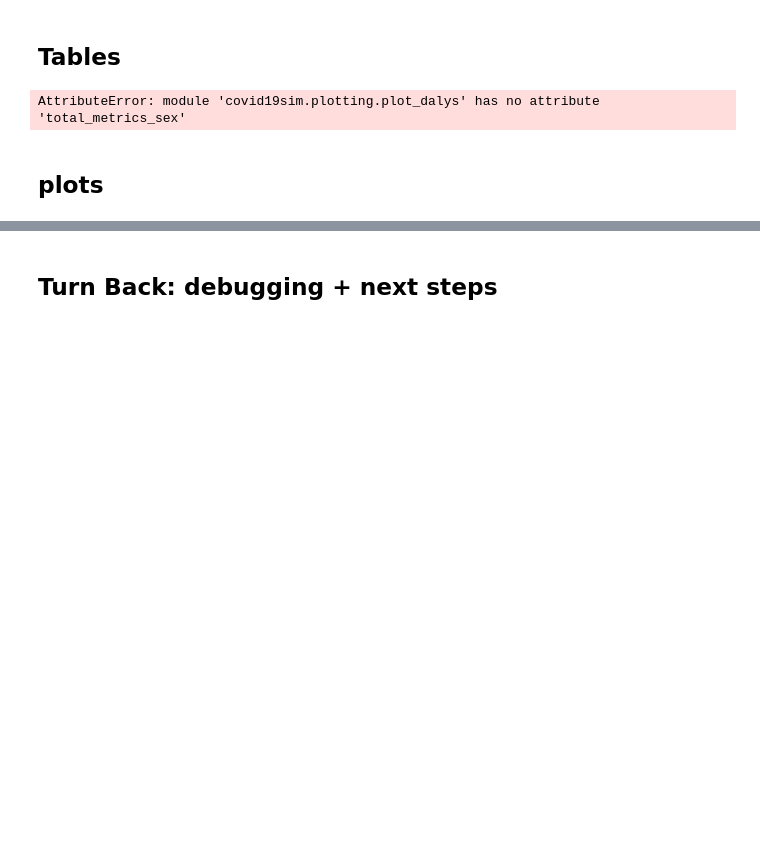
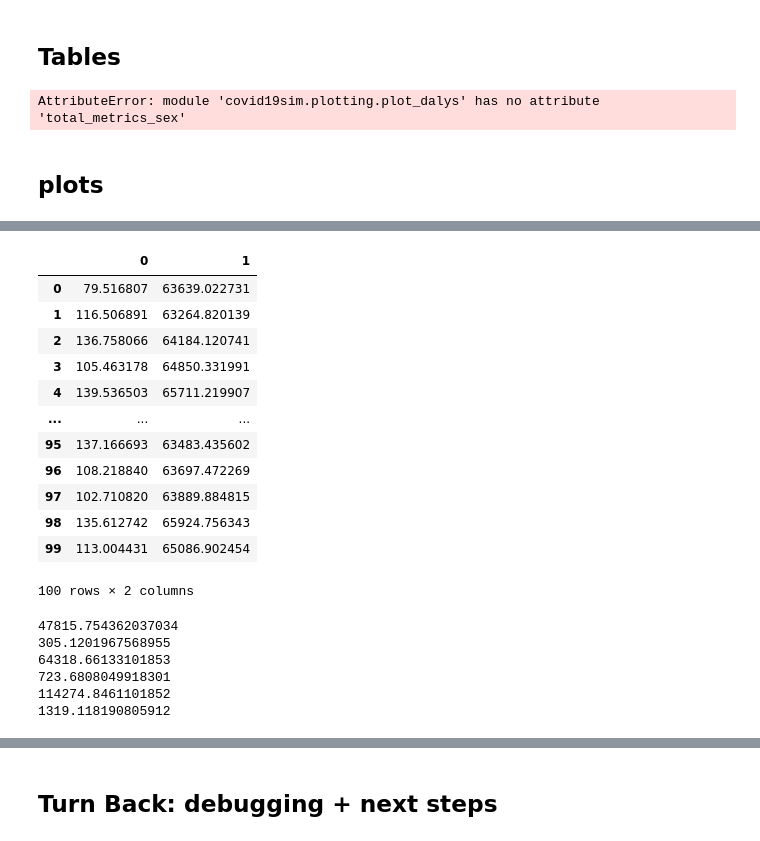
Before and after one commit to mila-iqia/COVI-AgentSim, a Jupyter notebook: notebooks/QALY_calculation.ipynb, the cells around one changed output, grey strips where cells are left out. Saved outputs shown, nothing was run; the diff lists cells and outputs as text; code cells hidden in the pictures; blank space fills up the shorter version.

```diff
--- a/notebooks/QALY_calculation.ipynb
+++ b/notebooks/QALY_calculation.ipynb
@@ -306,3 +325,7 @@ plt.legend(fontsize = 16)
 plt.title('Age-stratified DALYs per person for CT methods @ 60% Adoption rate', fontsize=24)
 plt.tight_layout()
 plt.savefig('../qaly_data/output/graphs/dalys_per_person_age.png')
+# %%
+temp_mean = {}
+for method in bootstrap[0].keys():
+    temp_mean[method] = pd.DataFrame(bootstrap[i]['bdt1_60'] for i in range(n_bootstraps)).mean(axis=0)
@@ -375,23 +418,23 @@ plt.savefig('../qaly_data/output/graphs/dalys_per_person_age.png')
 # %%
-plt.figure(figsize=(15,10))
+# plt.figure(figsize=(15,10))
 
-for method in dict_dalys_age_total.keys():
-    mean = dict_dalys_age_total[method]['mean'].values
-    stderr = dict_dalys_age_total[method]['std_err'].values
-    plt.plot(mean, label = method)
-    plt.fill_between(list(range(len(mean))),
-                     mean-stderr,
-                     mean+stderr,
-                     alpha = 0.2)
+# for method in dict_dalys_age_total.keys():
+#     mean = dict_dalys_age_total[method]['mean'].values
+#     stderr = dict_dalys_age_total[method]['std_err'].values
+#     plt.plot(mean, label = method)
+#     plt.fill_between(list(range(len(mean))),
+#                      mean-stderr,
+#                      mean+stderr,
+#                      alpha = 0.2)
 
-plt.xticks([i for i in range(0,11)],
-           [str(i) + ' to ' + str(i+9) + ' years' for i in range(0,100,10)]+ ['100+ years'],
-           rotation=60,
-           ha='right',
-           fontsize = 16)
-plt.yticks(fontsize = 16)
-plt.legend(fontsize = 16)
-plt.title('Dalys per thousand, stratified by age group', fontsize=24)
-plt.tight_layout()
-plt.savefig('../qaly_data/output/graphs/dalys_age_total_10.png')
+# plt.xticks([i for i in range(0,11)],
+#            [str(i) + ' to ' + str(i+9) + ' years' for i in range(0,100,10)]+ ['100+ years'],
+#            rotation=60,
+#            ha='right',
+#            fontsize = 16)
+# plt.yticks(fontsize = 16)
+# plt.legend(fontsize = 16)
+# plt.title('Dalys per thousand, stratified by age group', fontsize=24)
+# plt.tight_layout()
+# plt.savefig('../qaly_data/output/graphs/dalys_age_total_10.png')
 # %%
@@ -405,0 +497,16 @@ for key in method_data_dict.keys():
+# %%
+pd.DataFrame(bootstrap[i]['bdt1_60'] for i in range(n_bootstraps))
+# %% [output]
+|  | 0 | 1 |
+| 0 | 79.516807 | 63639.022731 |
+| 1 | 116.506891 | 63264.820139 |
+| 2 | 136.758066 | 64184.120741 |
+| 3 | 105.463178 | 64850.331991 |
+| 4 | 139.536503 | 65711.219907 |
+| ... | ... | ... |
+| 95 | 137.166693 | 63483.435602 |
+| 96 | 108.218840 | 63697.472269 |
+| 97 | 102.710820 | 63889.884815 |
+| 98 | 135.612742 | 65924.756343 |
+| 99 | 113.004431 | 65086.902454 |
+100 rows × 2 columns
@@ -405,0 +558,14 @@ for key in method_data_dict.keys():
+# %%
+print(np.mean([bootstrap[i]['post-lockdown-no-tracing'][1] for i in range(n_bootstraps)]))
+print(np.std([bootstrap[i]['post-lockdown-no-tracing'][1] for i in range(n_bootstraps)]))
+print(np.mean([bootstrap[i]['bdt1_60'][1] for i in range(n_bootstraps)]))
+print(np.std([bootstrap[i]['bdt1_60'][1] for i in range(n_bootstraps)]))
+print(np.mean([bootstrap[i]['heuristicv4_60'][1] for i in range(n_bootstraps)]))
+print(np.std([bootstrap[i]['heuristicv4_60'][1] for i in range(n_bootstraps)]))
+# %% [output]
+47815.754362037034
+305.1201967568955
+64318.66133101853
+723.6808049918301
+114274.8461101852
+1319.118190805912
```
Also changed, not shown: parts of 13 cells of this notebook.
